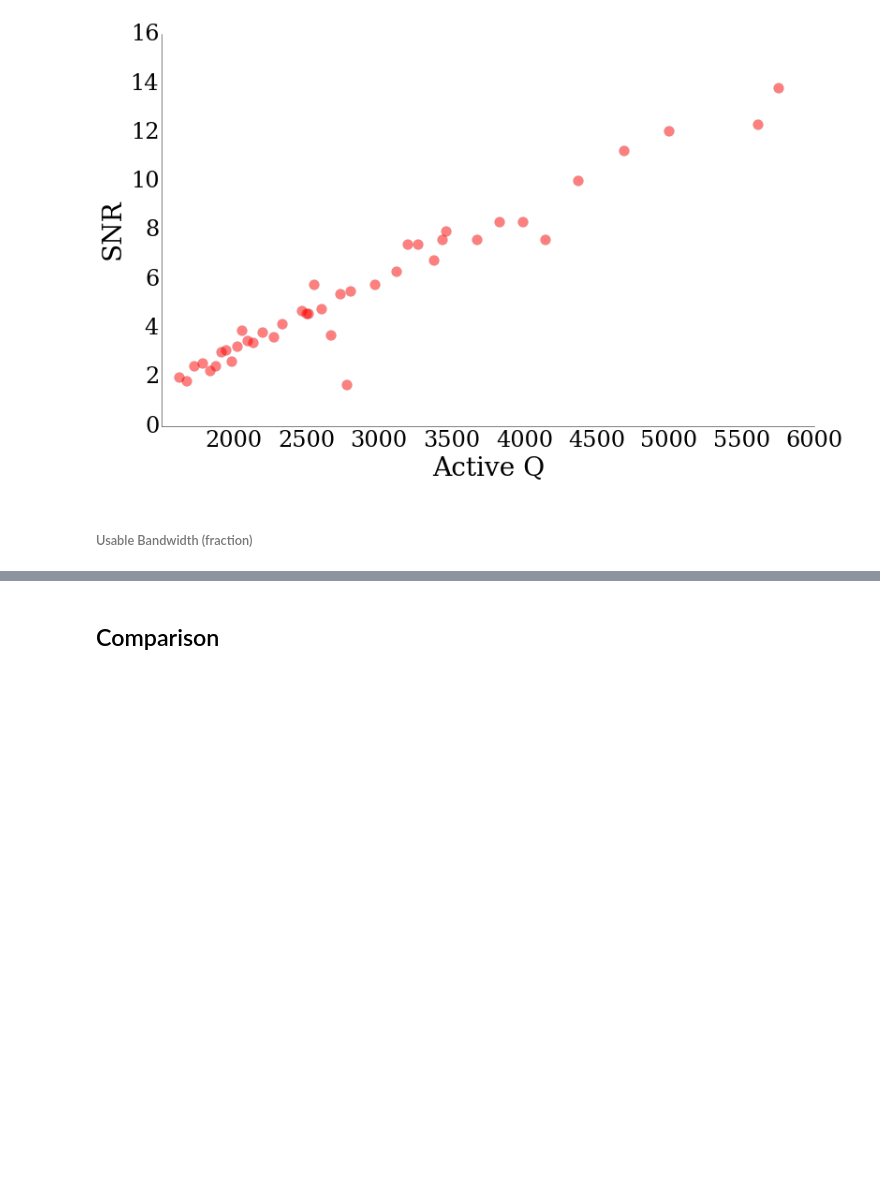
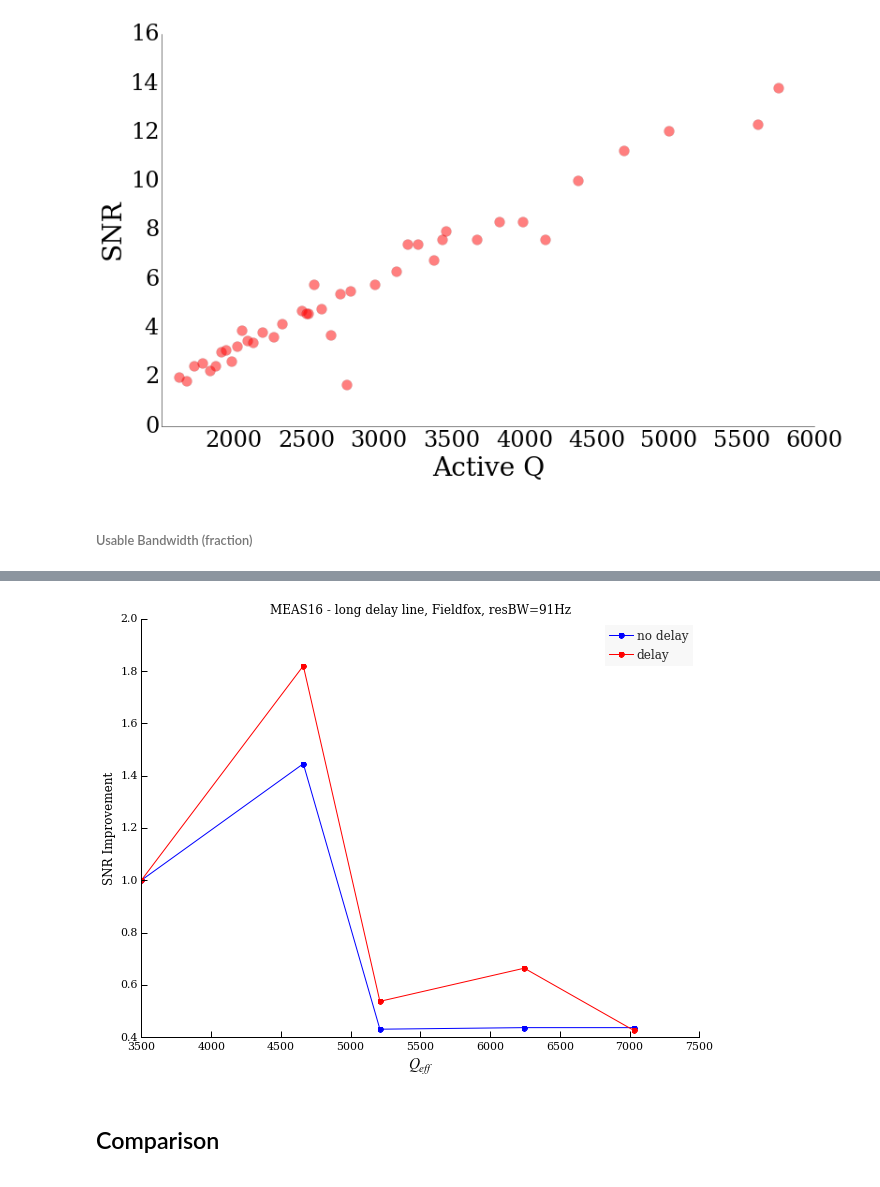
Before and after one commit to atmalagon/activeresonator, a Jupyter notebook: ipython_notebooks/Active_Resonator_Calculations.ipynb, the cells around one changed output, grey strips where cells are left out. Cells and saved outputs as stored; diff of their text form; code cells hidden in the pictures; blank space fills up the shorter version.

```diff
--- a/ipython_notebooks/Active_Resonator_Calculations.ipynb
+++ b/ipython_notebooks/Active_Resonator_Calculations.ipynb
@@ -514,3 +558,22 @@ plt.show()
+# %%
+fig = plt.figure()
+fig.set_size_inches(10, 7.5)
+axes = fig.gca()
+plt.plot(Q, SNR, '.b-' , label='no delay', markersize=10)
+plt.plot(Q, SNRDelay, '.r-' , label='delay', markersize=10)
+axes.set_xlabel('$Q_{eff}$', fontsize=15)
+axes.set_ylabel('SNR Improvement', fontsize=12)
+axes.set_title('MEAS16 - long delay line, Fieldfox, resBW=91Hz')
+axes.spines["top"].set_visible(False)
+axes.spines["right"].set_visible(False)
+axes.get_xaxis().tick_bottom()
+axes.get_yaxis().tick_left()
+ppl.legend(numpoints=1)
+plt.xticks(fontsize=11)
+plt.yticks(fontsize=11)
+fig.savefig('Meas16SNR.png')
+# %% [output]
+[figure, added]
 # %% [markdown]
 ## Comparison
 <a id='comparison'></a>
```
Also changed, not shown: parts of 9 cells of this notebook, 2 other files.
